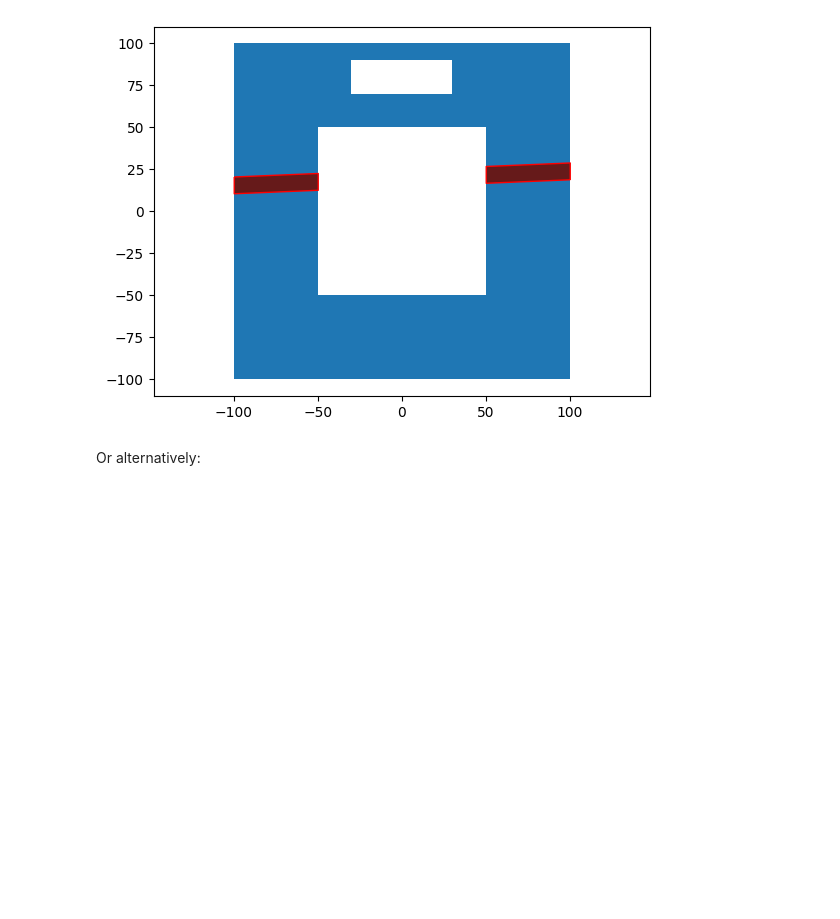
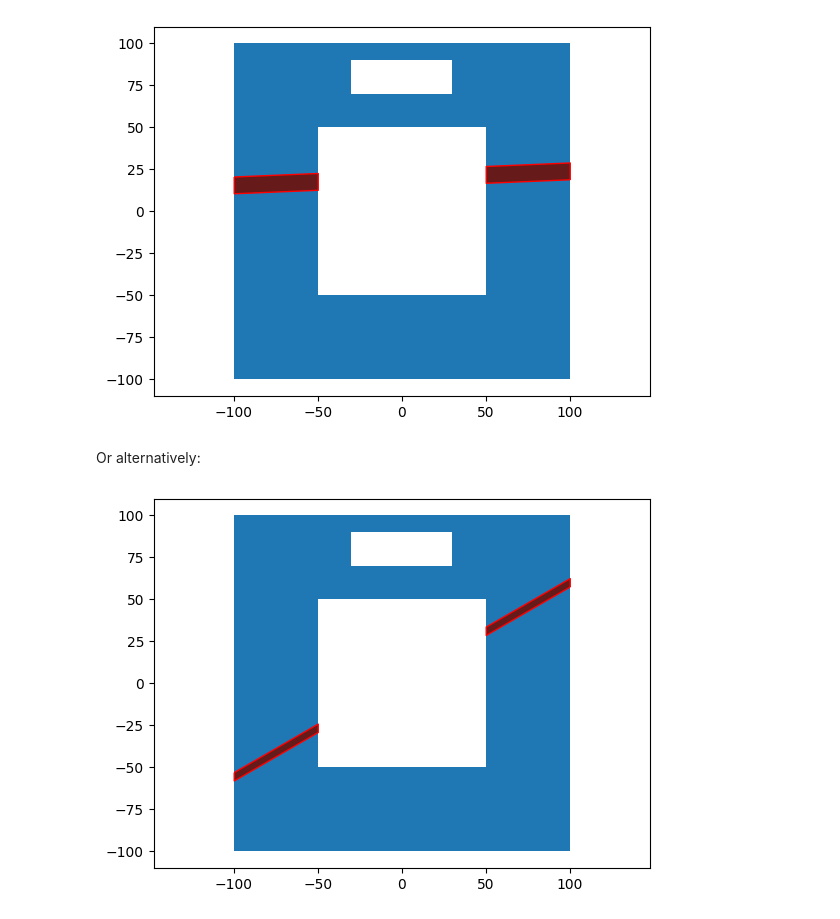
Before and after one commit to fib-international/structuralcodes, a Jupyter notebook: test_generic.ipynb, the cells around one changed output. Cells and saved outputs as stored; diff of their text form; code cells hidden in the pictures; blank space fills up the shorter version.

```diff
--- a/test_generic.ipynb
+++ b/test_generic.ipynb
@@ -246,22 +246,20 @@ len:  2
 # %% [markdown]
 Or alternatively:
 # %%
-from shapely import MultiLineString
-
 #create a shapely polygon
 poly = Polygon(shell=[(-100,-100),(100,-100),(100,100),(-100,100)],holes=[[(-50,-50),(-50,50),(50,50),(50,-50)],[(-30,70),(-30,90),(30,90),(30,70)]])
 # create a surfacegeometry object
 geom = gs.SurfaceGeometry(poly,C25)
 
 fig,ax = plt.subplots()
 plot_polygon(ax, geom.polygon)
 ax.axis('equal')
 
-# Providing LineString is dangerous because line could not intersect
-# properly the polygon, try with this line: LineString([(-80,10),(120,20)])
 line1 = gs.create_line_point_angle((0,0), np.pi/6, poly.bounds)
-line2 = LineString([(-120,20),(120,30)])
-lines = MultiLineString((line1, line2))
-result = geom.split_two_lines(lines)
+line2 = gs.create_line_point_angle((0,5), np.pi/6, poly.bounds)
+
+result = geom.split_two_lines((line1, line2))
 for poly in result.geoms:
     plot_polygon(ax,poly,facecolor=(0.4,0.1,0.1), edgecolor='r')
+# %% [output]
+[figure, added]
```
Also changed, not shown: parts of 4 cells of this notebook, 5 other files.
